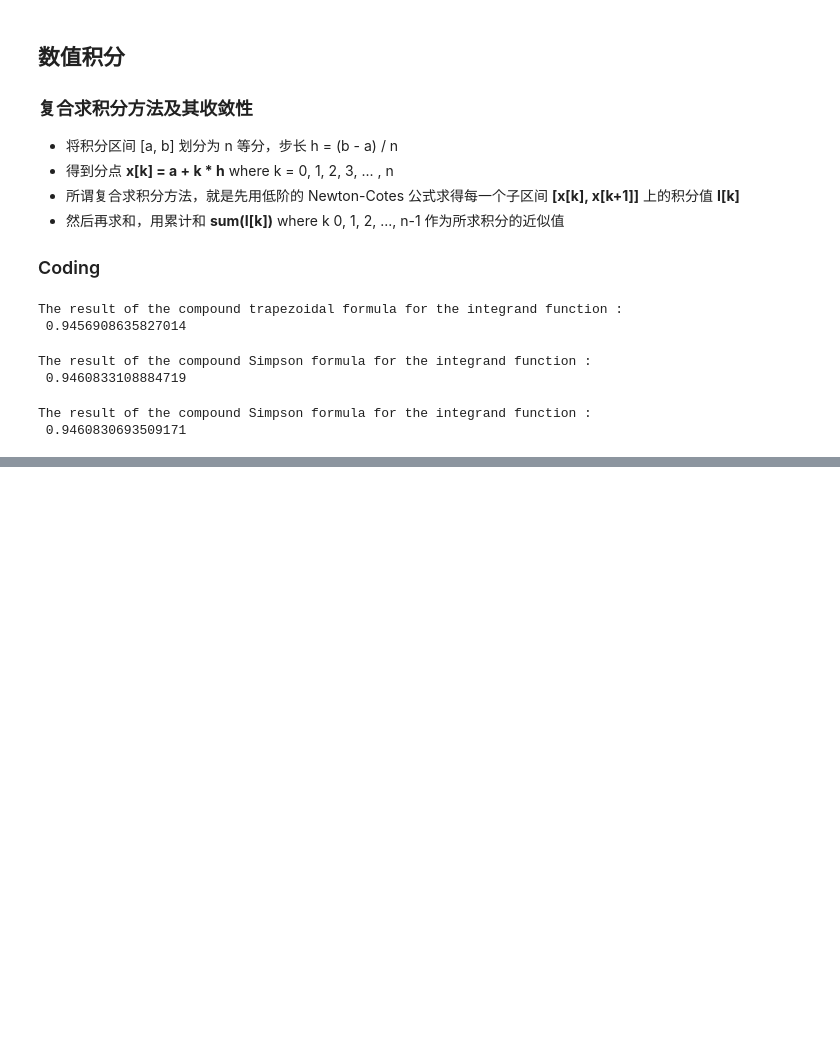
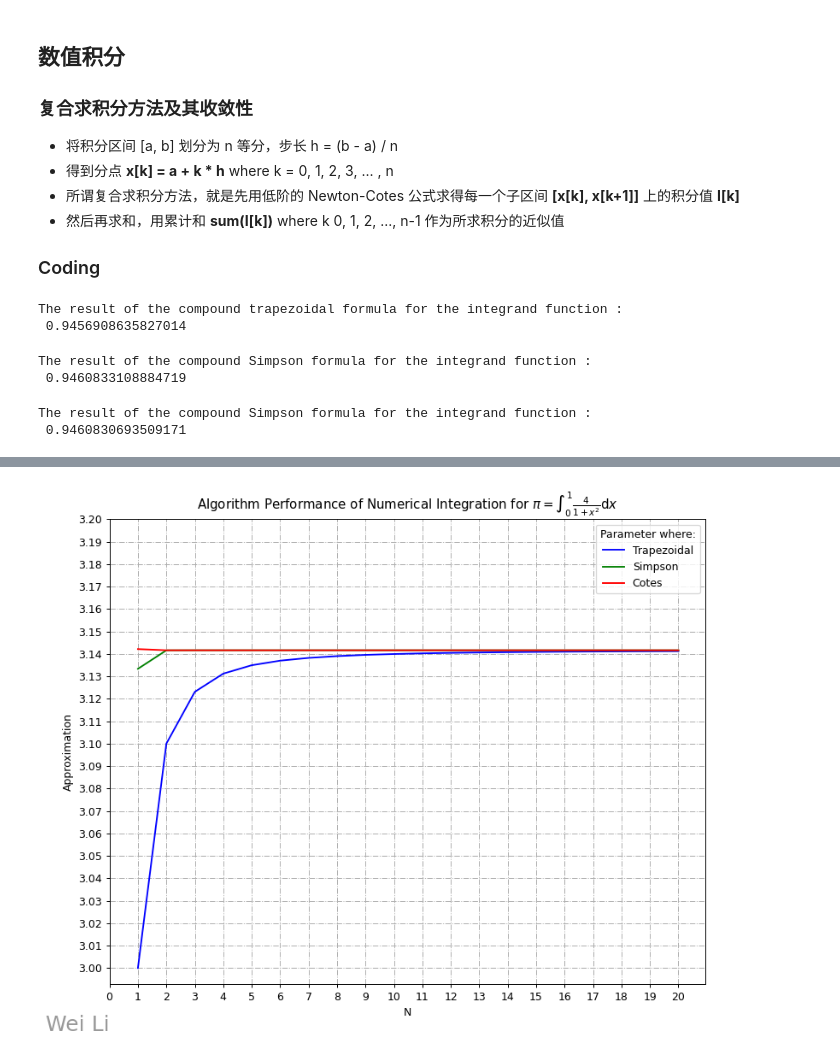
Before and after one commit to 2694048168/MachineLearning, a Jupyter notebook: numerical_analysis_calculation/04numerical_integration.ipynb, the cells around one changed output, grey strips where cells are left out. Drawn from its saved outputs; the diff is of its cells as text; code cells hidden in the pictures; blank space fills up the shorter version.

```diff
--- a/numerical_analysis_calculation/04numerical_integration.ipynb
+++ b/numerical_analysis_calculation/04numerical_integration.ipynb
@@ -270,0 +271,52 @@ plt.show()
+# %%
+#!/usr/bin/env python3
+# -*- coding: utf-8 -*-
+#
+# @author: weili
+# @filename: algorithm_performance.py
+# @copyright: https://gitee.com/weili_yzzcq/MachineLearning/numerical_analysis_calculation/
+# @copyright: https://github.com/2694048168/MachineLearning/numerical_analysis_calculation/
+# @function: 复合梯形求积分方法、复合 Simpson 公式求积分方法、复合 Cotes 公式求积分方法，算法性能测试对比
+
+import math
+import numpy as np
+import matplotlib.pyplot as plt
+%matplotlib inline
+
+# 被积函数 或者 某些函数值点
+def integrand_function(x):
+    return 4 / (1 + math.pow(x, 2))
+
+integration_interval_a = 0
+integration_interval_b = 1
+list_iter_num = [1, 2, 3, 4, 5, 6, 7, 8, 9, 10, 11, 12, 13, 14, 15, 16, 17, 18, 19, 20]
+
+list_sum_T = []
+list_sum_S = []
+list_sum_C = []
+
+for i in list_iter_num:
+    list_sum_T.append(compound_trapezoidal_formula(integration_interval_a, integration_interval_b, i))
+    list_sum_S.append(compound_Simpson_formula(integration_interval_a, integration_interval_b, i))
+    list_sum_C.append(compound_Cotes_formula(integration_interval_a, integration_interval_b, i))
+
+# 绘制图像
+fig = plt.figure(figsize = (10,8), dpi = 90)
+ax = fig.add_subplot()
+# Algorithm performance
+ax.plot(list_iter_num, list_sum_T, label='Trapezoidal', color='blue')
+ax.plot(list_iter_num, list_sum_S, label='Simpson', color='green')
+ax.plot(list_iter_num, list_sum_C, label='Cotes', color='red')
+# 水印开头左下角对应的 X 点， 水印开头左下角对应的 Y 点
+ax.text(0, 2.97, "Wei Li", fontsize=20, color='gray', ha='right', va='bottom', alpha=0.8)
+
+plt.title(r"Algorithm Performance of Numerical Integration for $ \pi = \int_0^1 \frac{4}{1 + x^2} \mathrm{d}x $")
+plt.xticks(range(21))
+plt.yticks(np.linspace(3, 3.2, 21))
+plt.xlabel("N")
+plt.ylabel("Approximation")
+plt.legend(title='Parameter where:')
+plt.grid(True, linestyle='-.')
+plt.show()
+# %% [output]
+[figure, added]
```
Also changed, not shown: parts of 1 cell of this notebook, 2 other files.
